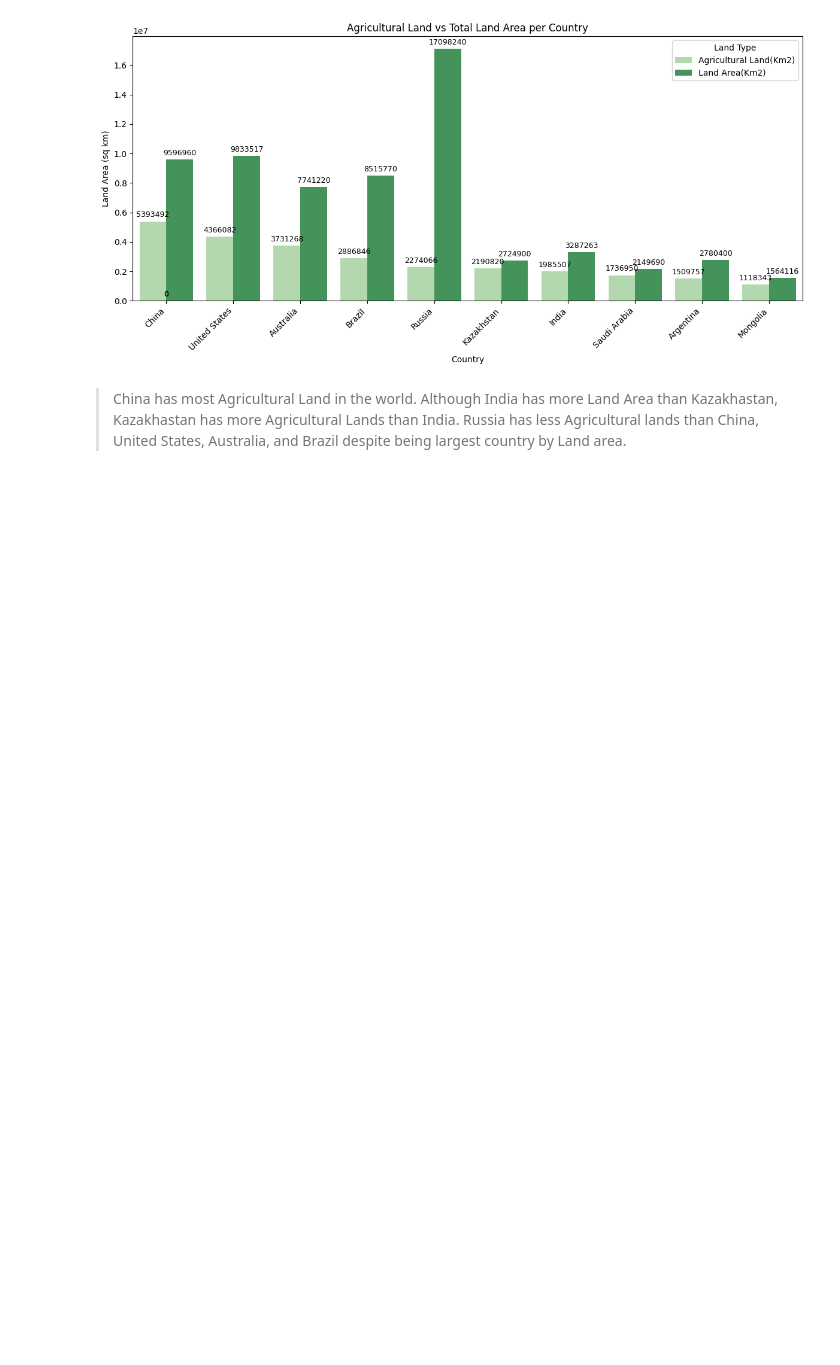
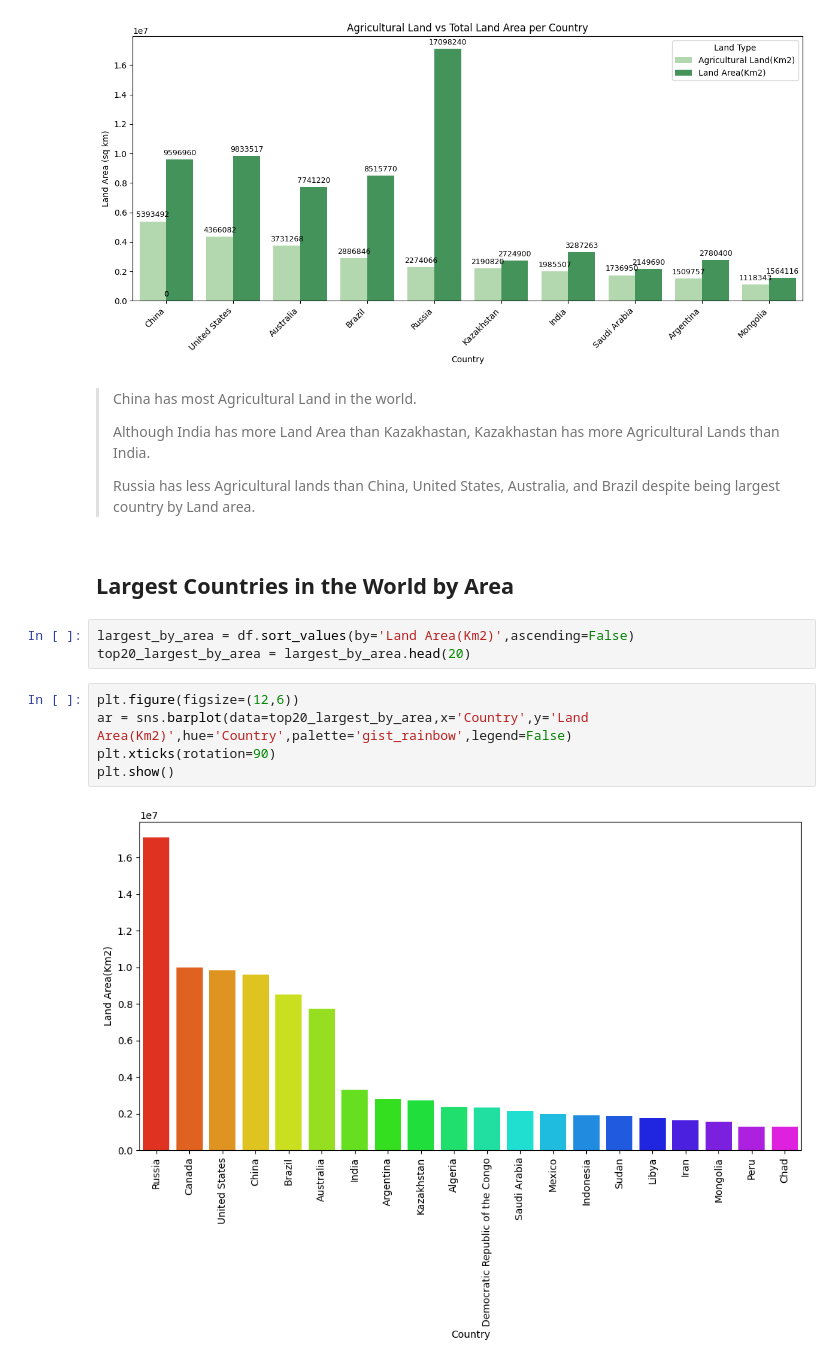
Before and after one commit to vaspanchal/Global_Countries_EDA, a Jupyter notebook: world_data_23.ipynb, the cells around one changed output. Saved outputs shown, nothing was run; the diff lists cells and outputs as text; blank space fills up the shorter version.

```diff
--- a/world_data_23.ipynb
+++ b/world_data_23.ipynb
@@ -467,5 +467,19 @@ plt.show()
 [figure]
 # %% [markdown]
 > China has most Agricultural Land in the world.
+>
 > Although India has more Land Area than Kazakhastan, Kazakhastan has more Agricultural Lands than India.
+>
 > Russia has less Agricultural lands than China, United States, Australia, and Brazil despite being largest country by Land area.
+# %% [markdown]
+## Largest Countries in the World by Area
+# %%
+largest_by_area = df.sort_values(by='Land Area(Km2)',ascending=False)
+top20_largest_by_area = largest_by_area.head(20)
+# %%
+plt.figure(figsize=(12,6))
+ar = sns.barplot(data=top20_largest_by_area,x='Country',y='Land Area(Km2)',hue='Country',palette='gist_rainbow',legend=False)
+plt.xticks(rotation=90)
+plt.show()
+# %% [output]
+[figure, added]
```
Also changed, not shown: parts of 3 cells of this notebook.
